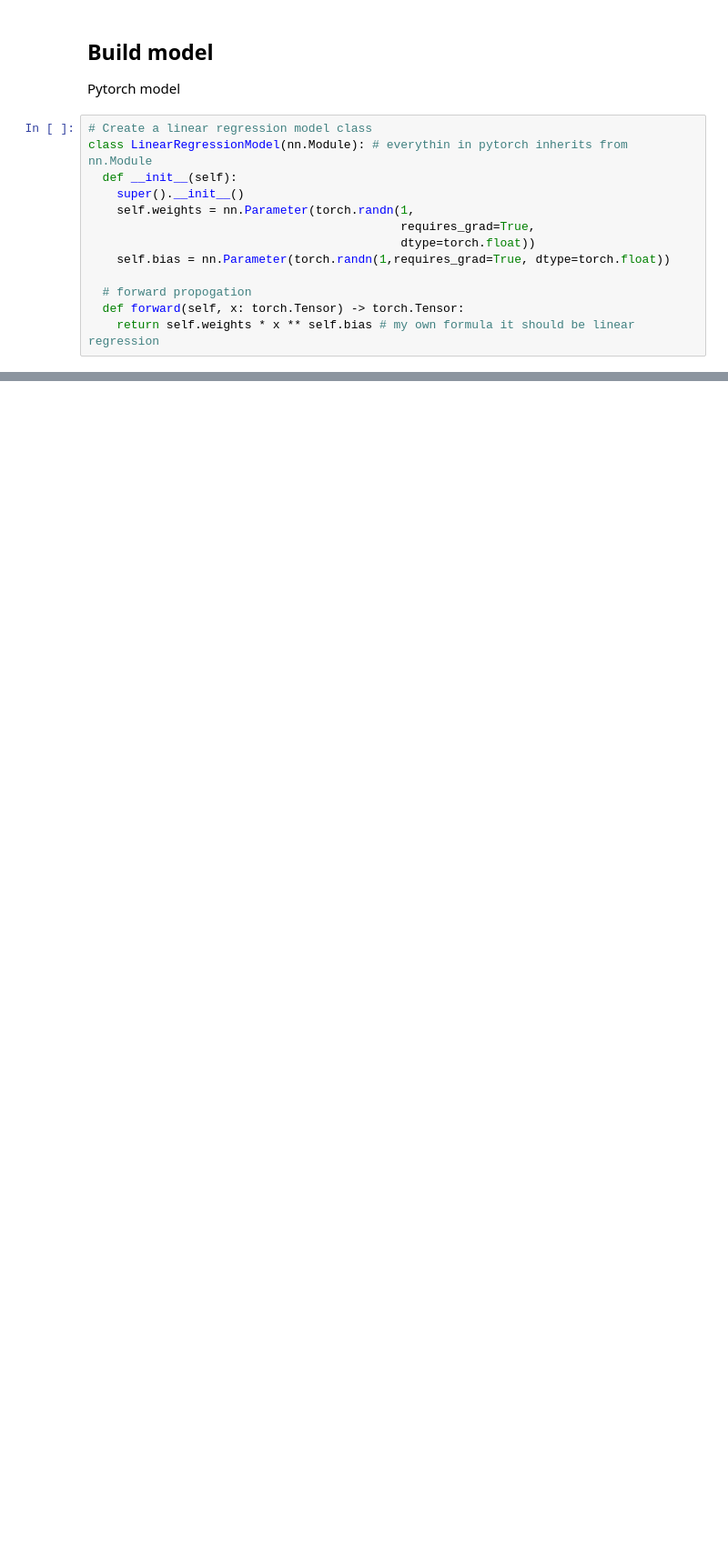
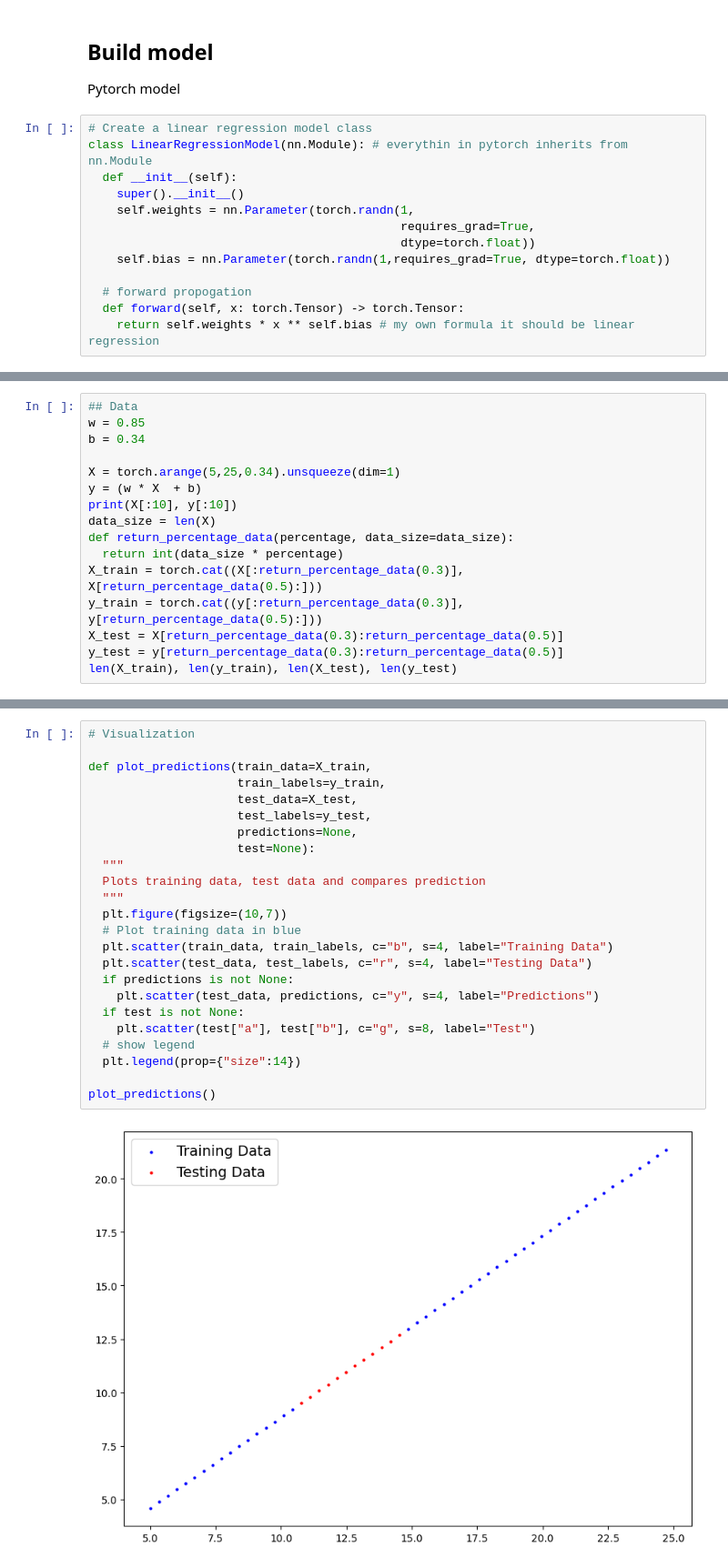
Before and after one commit to addidra/pytorch, a Jupyter notebook: 01_pytorch.ipynb, the cells around one changed output, grey strips where cells are left out. Shown at 91% size. Drawn from its saved outputs; the diff is of its cells as text; blank space fills up the shorter version.

```diff
--- a/01_pytorch.ipynb
+++ b/01_pytorch.ipynb
@@ -118,0 +312,16 @@ tensor([0.0000, 0.0167, 0.0321, 0.0469, 0.0614, 0.0757, 0.0899, 0.1039, 0.1178,
+# %%
+## Data
+w = 0.85
+b = 0.34
+
+X = torch.arange(5,25,0.34).unsqueeze(dim=1)
+y = (w * X  + b)
+print(X[:10], y[:10])
+data_size = len(X)
+def return_percentage_data(percentage, data_size=data_size):
+  return int(data_size * percentage)
+X_train = torch.cat((X[:return_percentage_data(0.3)], X[return_percentage_data(0.5):]))
+y_train = torch.cat((y[:return_percentage_data(0.3)], y[return_percentage_data(0.5):]))
+X_test = X[return_percentage_data(0.3):return_percentage_data(0.5)]
+y_test = y[return_percentage_data(0.3):return_percentage_data(0.5)]
+len(X_train), len(y_train), len(X_test), len(y_test)
@@ -118,0 +349,26 @@ tensor([0.0000, 0.0167, 0.0321, 0.0469, 0.0614, 0.0757, 0.0899, 0.1039, 0.1178,
+# %%
+# Visualization
+
+def plot_predictions(train_data=X_train,
+                     train_labels=y_train,
+                     test_data=X_test,
+                     test_labels=y_test,
+                     predictions=None,
+                     test=None):
+  """
+  Plots training data, test data and compares prediction
+  """
+  plt.figure(figsize=(10,7))
+  # Plot training data in blue
+  plt.scatter(train_data, train_labels, c="b", s=4, label="Training Data")
+  plt.scatter(test_data, test_labels, c="r", s=4, label="Testing Data")
+  if predictions is not None:
+    plt.scatter(test_data, predictions, c="y", s=4, label="Predictions")
+  if test is not None:
+    plt.scatter(test["a"], test["b"], c="g", s=8, label="Test")
+  # show legend
+  plt.legend(prop={"size":14})
+
+plot_predictions()
+# %% [output]
+[figure, added]
```
Also changed, not shown: parts of 46 cells of this notebook, 3 other files.
